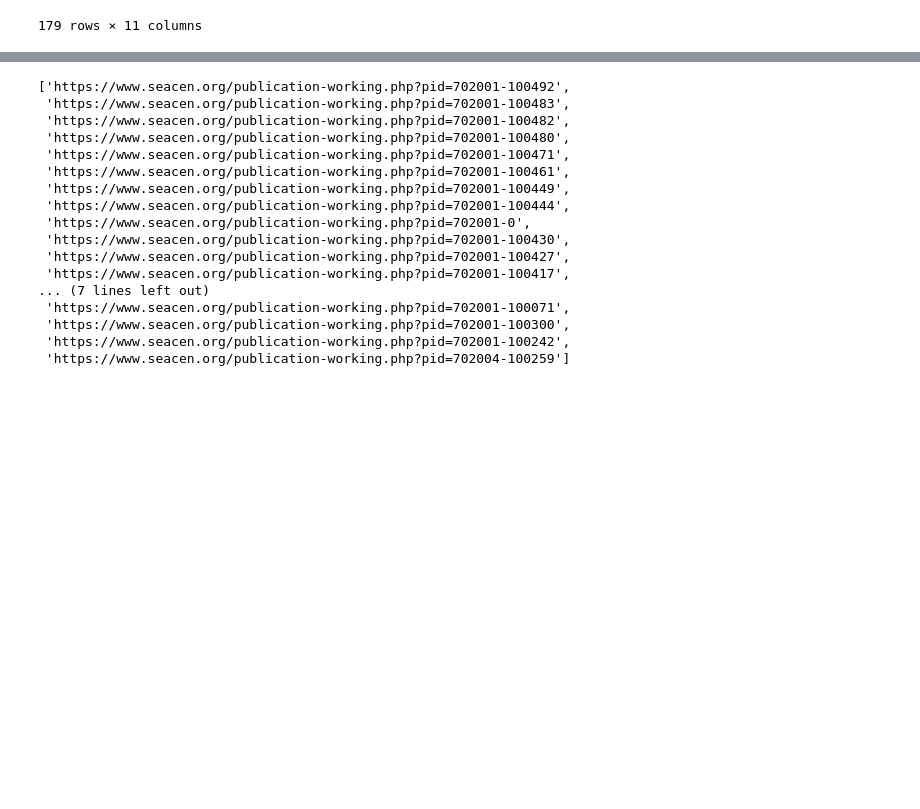
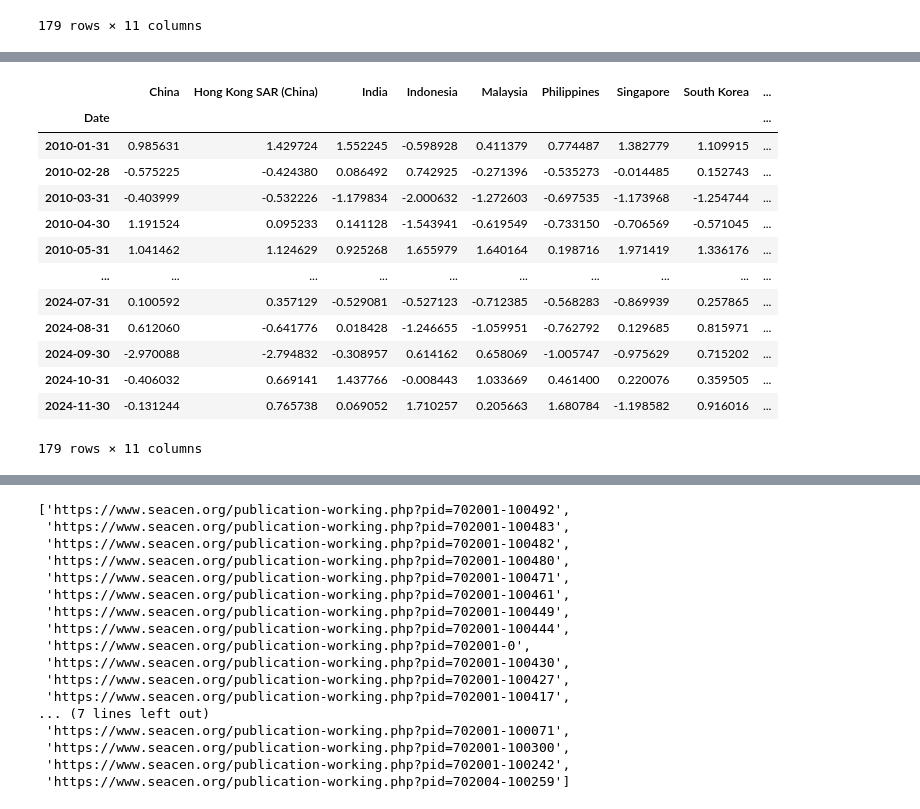
Before and after one commit to aizudeen11/cfm-nlp, a Jupyter notebook: main.ipynb, the cells around one changed output, grey strips where cells are left out. Drawn from its saved outputs; the diff is of its cells as text; code cells hidden in the pictures; blank space fills up the shorter version.

```diff
--- a/main.ipynb
+++ b/main.ipynb
@@ -227,0 +142,50 @@ for wd in wd_list:
+# %%
+import pandas as pd
+import numpy as np
+
+key_dict = {
+    'Select this link and click Refresh/Edit Download to update data and add or remove series': 'Date',
+    'Index: Shenzhen Stock Exchange: Composite': 'China',
+    'Equity Market Index: Month End: Hang Seng': 'Hong Kong SAR (China)',
+    'Equity Market Index: Month End: BSE: Sensitive 30 (Sensex)': 'India',
+    'Equity Market Index: Month End: Jakarta Composite': 'Indonesia',
+    'Equity Market Index: Month End: FTSE Bursa Malaysia: Composite': 'Malaysia',
+    'Equity Market Index: Month End: PSEi': 'Philippines',
+    'Equity Market Index: Month End: FTSE Strait Times': 'Singapore',
+    'Equity Market Index: Month End: KOSPI': 'South Korea',
+    'TWSE: Equity Market Index: TAIEX Capitalization Weighted: Month Avg': 'Taiwan',
+    'Equity Market Index: Month End: SET': 'Thailand',
+}
+
+
+stock_data = pd.read_excel(r'C:\Users\Admin\OneDrive\Desktop\data science project\cfm-nlp\cfm-nlp\Financial Stress Indices.xlsx', sheet_name='Stock Price Indexes')
+stock_data = stock_data[key_dict.keys()]
+stock_data.drop([0,1,2], inplace=True)
+stock_data.rename(columns=key_dict, inplace=True)
+stock_data2 = stock_data.copy()
+stock_data2["Date"] = pd.to_datetime(stock_data2["Date"]) + pd.offsets.MonthEnd(0)
+stock_data2.set_index('Date', inplace=True)
+stock_data2 = stock_data2.loc[stock_data2.index >= "2009-01-01"]
+stock_data2 = stock_data2.astype(float)
+
+stock_data_calc = stock_data2.apply(lambda x : np.log(x))
+stock_data_calc = (stock_data_calc.shift(1) - stock_data_calc) * 100 ## can use pandas .diff() function
+stock_data_calc['Asia'] = stock_data_calc.mean(axis=1)
+stock_data_calc = stock_data_calc.loc[stock_data_calc.index >= "2010-01-01"]
+stock_data_calc = (stock_data_calc - stock_data_calc.mean())/stock_data_calc.std()
+stock_data_calc
+# %% [output]
+|  | China | Hong Kong SAR (China) | India | Indonesia | Malaysia | Philippines | Singapore | South Korea | ... |
+| Date |  |  |  |  |  |  |  |  | ... |
+| 2010-01-31 | 0.985631 | 1.429724 | 1.552245 | -0.598928 | 0.411379 | 0.774487 | 1.382779 | 1.109915 | ... |
+| 2010-02-28 | -0.575225 | -0.424380 | 0.086492 | 0.742925 | -0.271396 | -0.535273 | -0.014485 | 0.152743 | ... |
+| 2010-03-31 | -0.403999 | -0.532226 | -1.179834 | -2.000632 | -1.272603 | -0.697535 | -1.173968 | -1.254744 | ... |
+| 2010-04-30 | 1.191524 | 0.095233 | 0.141128 | -1.543941 | -0.619549 | -0.733150 | -0.706569 | -0.571045 | ... |
+| 2010-05-31 | 1.041462 | 1.124629 | 0.925268 | 1.655979 | 1.640164 | 0.198716 | 1.971419 | 1.336176 | ... |
+| ... | ... | ... | ... | ... | ... | ... | ... | ... | ... |
+| 2024-07-31 | 0.100592 | 0.357129 | -0.529081 | -0.527123 | -0.712385 | -0.568283 | -0.869939 | 0.257865 | ... |
+| 2024-08-31 | 0.612060 | -0.641776 | 0.018428 | -1.246655 | -1.059951 | -0.762792 | 0.129685 | 0.815971 | ... |
+| 2024-09-30 | -2.970088 | -2.794832 | -0.308957 | 0.614162 | 0.658069 | -1.005747 | -0.975629 | 0.715202 | ... |
+| 2024-10-31 | -0.406032 | 0.669141 | 1.437766 | -0.008443 | 1.033669 | 0.461400 | 0.220076 | 0.359505 | ... |
+| 2024-11-30 | -0.131244 | 0.765738 | 0.069052 | 1.710257 | 0.205663 | 1.680784 | -1.198582 | 0.916016 | ... |
+179 rows × 11 columns
```
Also changed, not shown: parts of 15 cells of this notebook, 1 other file.
